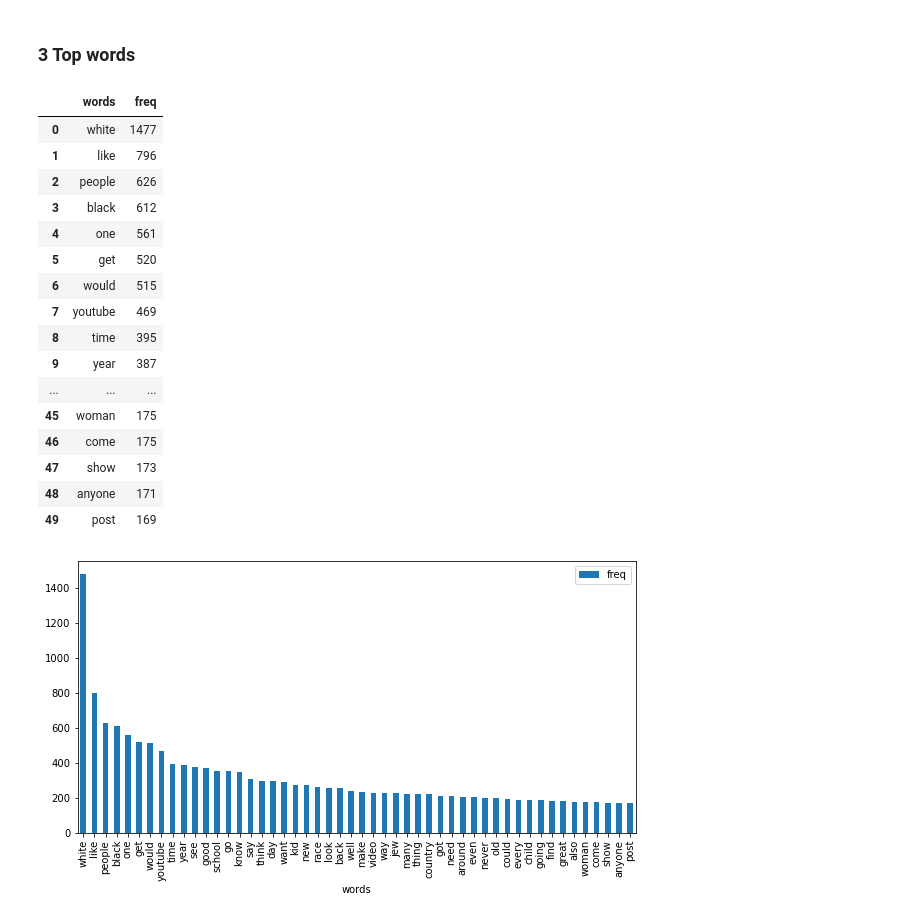
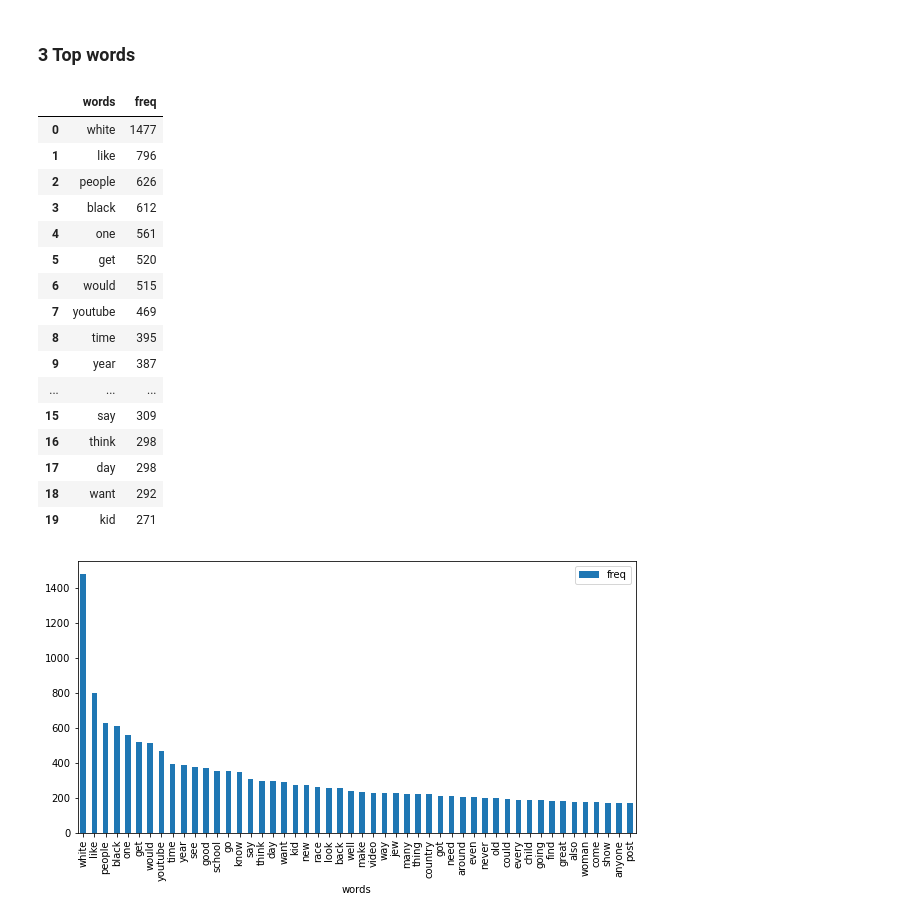
Before and after one commit to martinaviggiano/textsent_project, a Jupyter notebook: Hate Speech Detection Models-.ipynb, the cells around one changed output. Cells and saved outputs as stored; diff of their text form; code cells hidden in the pictures.

```diff
--- a/Hate Speech Detection Models-.ipynb
+++ b/Hate Speech Detection Models-.ipynb
@@ -159,3 +152,11 @@ data['text_clean'] = data['text'].str.lower()\
     .apply(lambda x: " ".join([i for i in x.split() if not i in swords]))
 #any alpha numeric after @ #http # any value except alpha numeric tab character ('\u0009')
 #.str.replace(r'#\S+', ' ')\
+# %%
+data['word_count'] = data['text_clean'].apply(lambda x: len(x.split())) # Number of words in the string
+plt.figure(figsize=(10,5))
+plt.hist(data.word_count.values, bins = range(0, 50))
+plt.xlabel("Number of words")
+plt.ylabel("Number of documents")
+plt.grid(True)
+plt.show()
@@ -298,25 +285,25 @@ cmw = {word: freq for word, freq in common_words}
 # %%
 mcw = pd.DataFrame.from_dict(cmw, orient='index').reset_index()
 mcw.columns = ["words", "freq"]
-mcw # Most common words between lemmatized words and frequencies
+mcw[:20] # Most common words between lemmatized words and frequencies
 # %% [output]
 |  | words | freq |
 | 0 | white | 1477 |
 | 1 | like | 796 |
 | 2 | people | 626 |
 | 3 | black | 612 |
 | 4 | one | 561 |
 | 5 | get | 520 |
 | 6 | would | 515 |
 | 7 | youtube | 469 |
 | 8 | time | 395 |
 | 9 | year | 387 |
 | ... | ... | ... |
-| 45 | woman | 175 |
-| 46 | come | 175 |
-| 47 | show | 173 |
-| 48 | anyone | 171 |
-| 49 | post | 169 |
+| 15 | say | 309 |
+| 16 | think | 298 |
+| 17 | day | 298 |
+| 18 | want | 292 |
+| 19 | kid | 271 |
 # %%
 mcw.plot(x="words", y="freq", kind="bar", figsize=(10,5))
 plt.show()
```
Also changed, not shown: parts of 59 cells of this notebook.
